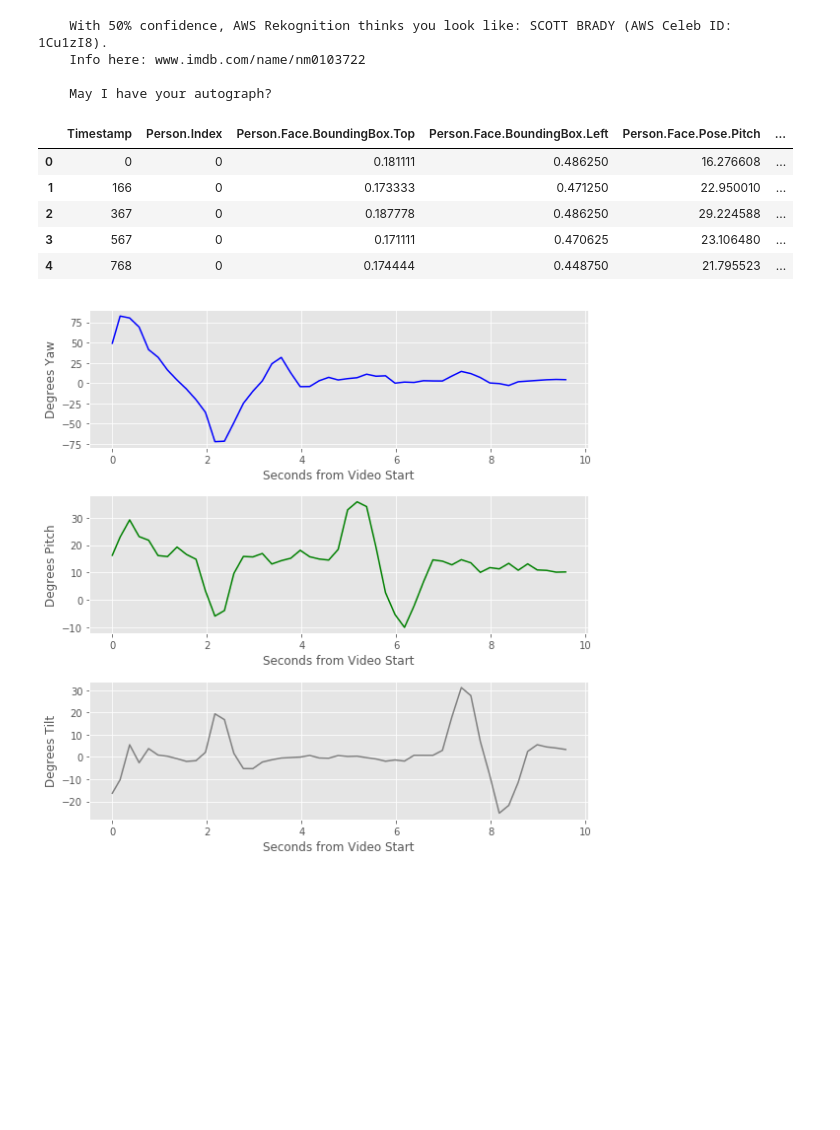
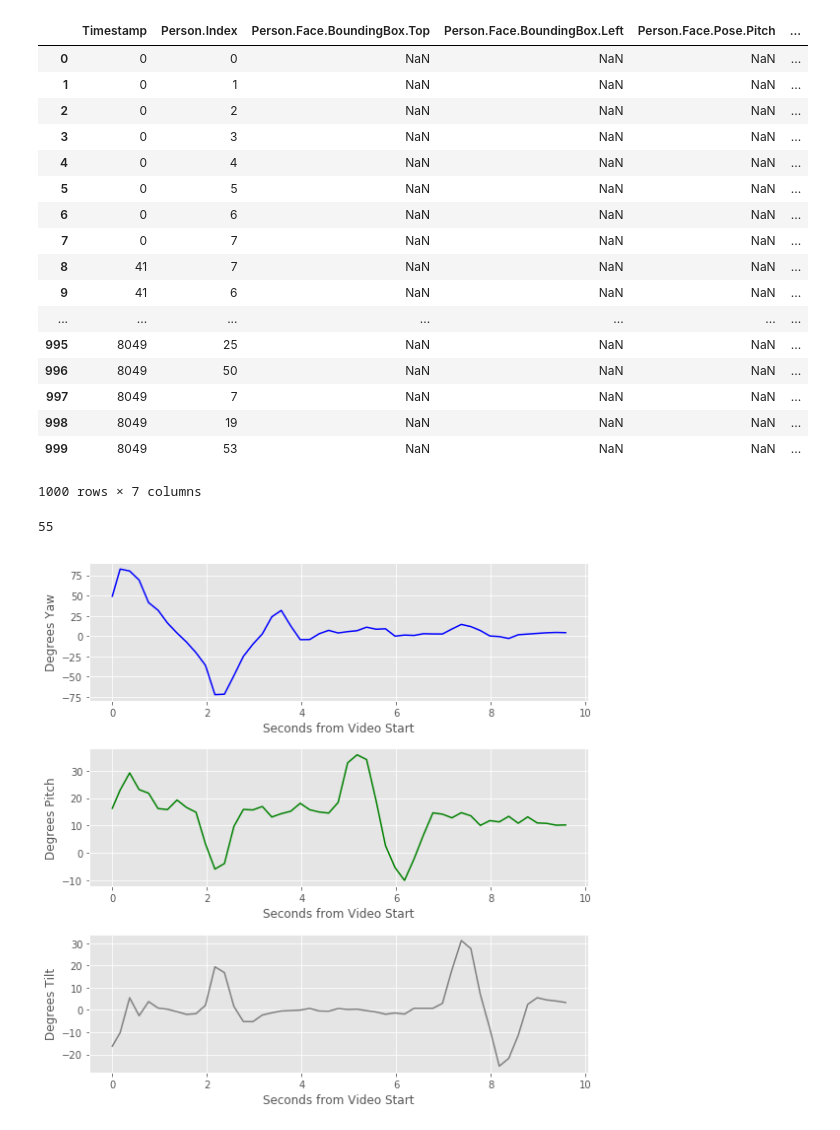
Before and after one commit to mnguyenngo/measureyes-1, a Jupyter notebook: src/rekognition_sandbox.ipynb, the cells around one changed output. Saved outputs shown, nothing was run; the diff lists cells and outputs as text; code cells hidden in the pictures; blank space fills up the shorter version.

Commit message:
Added option in nb function read_rekognition_json_to_df to filter only records in which face poses are detected

```diff
--- a/src/rekognition_sandbox.ipynb
+++ b/src/rekognition_sandbox.ipynb
@@ -15,22 +15,29 @@ import urllib
 import os
 # %%
 # Downloaded from https://console.aws.amazon.com/rekognition/home?region=us-east-1#/video-analysis
-path = "./test_vid.json"
-path2 = "./data/test_vid_2_ult_frisbee.json"
-path3 = "/Users/sewald101/Downloads/test_vid-ferry-2.json"
-path4 = "../data/pose_calibration.json"
+# path = "./test_vid.json"
+# path2 = "./data/test_vid_2_ult_frisbee.json"
+# path3 = "/Users/sewald101/Downloads/test_vid-ferry-2.json"
+path_cal = "../data/pose_calibration.json"
+# %%
+# Raw Rekognition response data written to json
+path5 = "../data/Measureyes_SecurityCamFootage_Clip_01_FootTraffic_HT_results_001.json"
 # %%
-def read_rekognition_json_to_df(path):
-    """Convert AWS Rekognition json into Pandas DataFrame.
-    Works for json responses downloaded from AWS video analysis demo:
-    https://console.aws.amazon.com/rekognition/home?region=us-east-1#/video-analysis"""
+def read_rekognition_json_to_df(path, filter_no_poses=True):
+    """Convert AWS Rekognition output json into Pandas DataFrame.
+    Works for json responses written by AWS Rekognition GetFaceSearch function (or as run in VidFaceSearch.py)
+
+    Arguments:
+        path -- (string) path/file
+        filter_no_poses -- (bool) includes only data in which a face pose was detected. If False,
+                           return records for all unique persons detected in video and indexed.
+    """
 
     with open(path) as f:
         d = json.load(f)
 
     df = json_normalize(d['Persons'], meta='Face', record_prefix=True)
 
-    rows = df["Person.Face.Pose.Pitch"].map(lambda x: not np.isnan(x)) # filter out frames with no faces
 
     cols = [
     "Timestamp",
@@ -42,7 +49,13 @@ def read_rekognition_json_to_df(path):
     "Person.Face.Pose.Yaw",
         ]
 
-    df = df.loc[rows, cols]
+    rows = df["Person.Face.Pose.Pitch"].map(lambda x: not np.isnan(x)) # filter out frames with no faces
+    if filter_no_poses:
+        df = df.loc[rows, cols]
+    else:
+        df = df[cols]
+
+    df.sort_values("Timestamp", inplace=True)
     df.index = np.arange(len(df))
 
     return df
@@ -85,17 +62,27 @@ def which_celeb_RU(path):
-# %%
-which_celeb_RU(path4)
-# %% [output]
-    With 50% confidence, AWS Rekognition thinks you look like: SCOTT BRADY (AWS Celeb ID: 1Cu1zI8).
-    Info here: www.imdb.com/name/nm0103722
-
-    May I have your autograph?
-# %%
-df4 = read_rekognition_json_to_df(path4)
-df4.head()
-# %% [output]
-|  | Timestamp | Person.Index | Person.Face.BoundingBox.Top | Person.Face.BoundingBox.Left | Person.Face.Pose.Pitch | ... |
-| 0 | 0 | 0 | 0.181111 | 0.486250 | 16.276608 | ... |
-| 1 | 166 | 0 | 0.173333 | 0.471250 | 22.950010 | ... |
-| 2 | 367 | 0 | 0.187778 | 0.486250 | 29.224588 | ... |
-| 3 | 567 | 0 | 0.171111 | 0.470625 | 23.106480 | ... |
-| 4 | 768 | 0 | 0.174444 | 0.448750 | 21.795523 | ... |
+# %%
+df5 = read_rekognition_json_to_df(path5, filter_no_poses=False)
+# %%
+df5
+# %% [output]
+|  | Timestamp | Person.Index | Person.Face.BoundingBox.Top | Person.Face.BoundingBox.Left | Person.Face.Pose.Pitch | ... |
+| 0 | 0 | 0 | NaN | NaN | NaN | ... |
+| 1 | 0 | 1 | NaN | NaN | NaN | ... |
+| 2 | 0 | 2 | NaN | NaN | NaN | ... |
+| 3 | 0 | 3 | NaN | NaN | NaN | ... |
+| 4 | 0 | 4 | NaN | NaN | NaN | ... |
+| 5 | 0 | 5 | NaN | NaN | NaN | ... |
+| 6 | 0 | 6 | NaN | NaN | NaN | ... |
+| 7 | 0 | 7 | NaN | NaN | NaN | ... |
+| 8 | 41 | 7 | NaN | NaN | NaN | ... |
+| 9 | 41 | 6 | NaN | NaN | NaN | ... |
+| ... | ... | ... | ... | ... | ... | ... |
+| 995 | 8049 | 25 | NaN | NaN | NaN | ... |
+| 996 | 8049 | 50 | NaN | NaN | NaN | ... |
+| 997 | 8049 | 7 | NaN | NaN | NaN | ... |
+| 998 | 8049 | 19 | NaN | NaN | NaN | ... |
+| 999 | 8049 | 53 | NaN | NaN | NaN | ... |
+1000 rows × 7 columns
+# %%
+df5["Person.Index"].unique()[-1] + 1
+# %% [output]
+55
```
Also changed, not shown: parts of 2 cells of this notebook.
